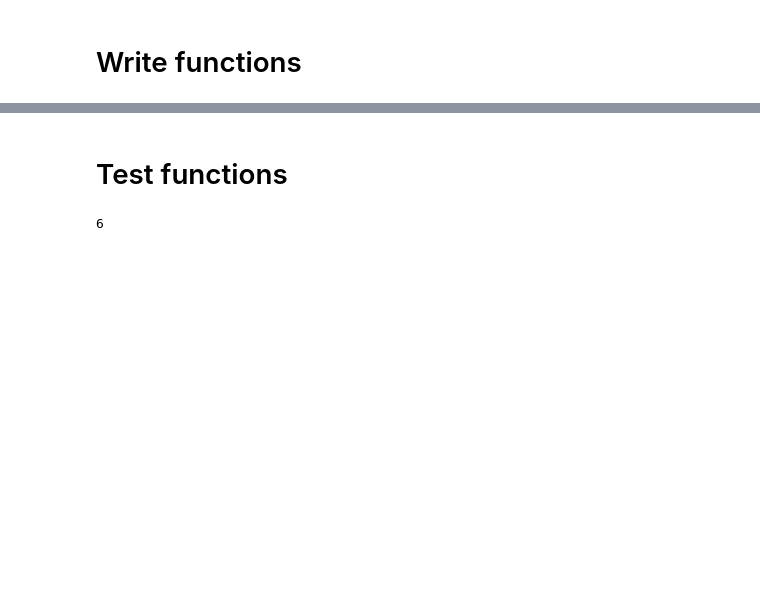
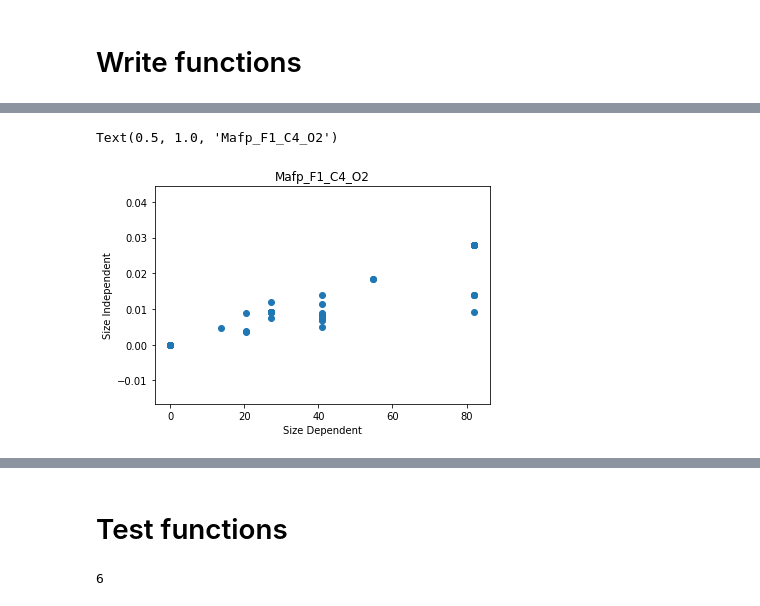
Before and after one commit to rishigurnani/hMOFs-Snurr, a Jupyter notebook: Untitled.ipynb, the cells around one changed output, grey strips where cells are left out. Drawn from its saved outputs; the diff is of its cells as text; code cells hidden in the pictures; blank space fills up the shorter version.

```diff
--- a/Untitled.ipynb
+++ b/Untitled.ipynb
@@ -2,0 +9,4 @@ import pandas as pd
+# %%
+ml_data_sd = pd.read_csv('/data/rgur/efrc/prep_data/all_no_norm/ml_data.csv') #size dependent
+# %%
+ml_data_si = pd.read_csv('/data/rgur/efrc/prep_data/all_v1/ml_data.csv') #size independent
@@ -19,0 +138,9 @@ def CompareValues(ind):
+# %%
+prop = 'Mafp_F1_C4_O2'
+plt.scatter(ml_data_sd['norm_'+ prop].to_numpy(), ml_data_si[prop].to_numpy())
+plt.xlabel('Size Dependent')
+plt.ylabel('Size Independent')
+plt.title(prop)
+# %% [output]
+Text(0.5, 1.0, 'Mafp_F1_C4_O2')
+[figure, added]
```
Also changed, not shown: parts of 33 cells of this notebook, 14 other files.
